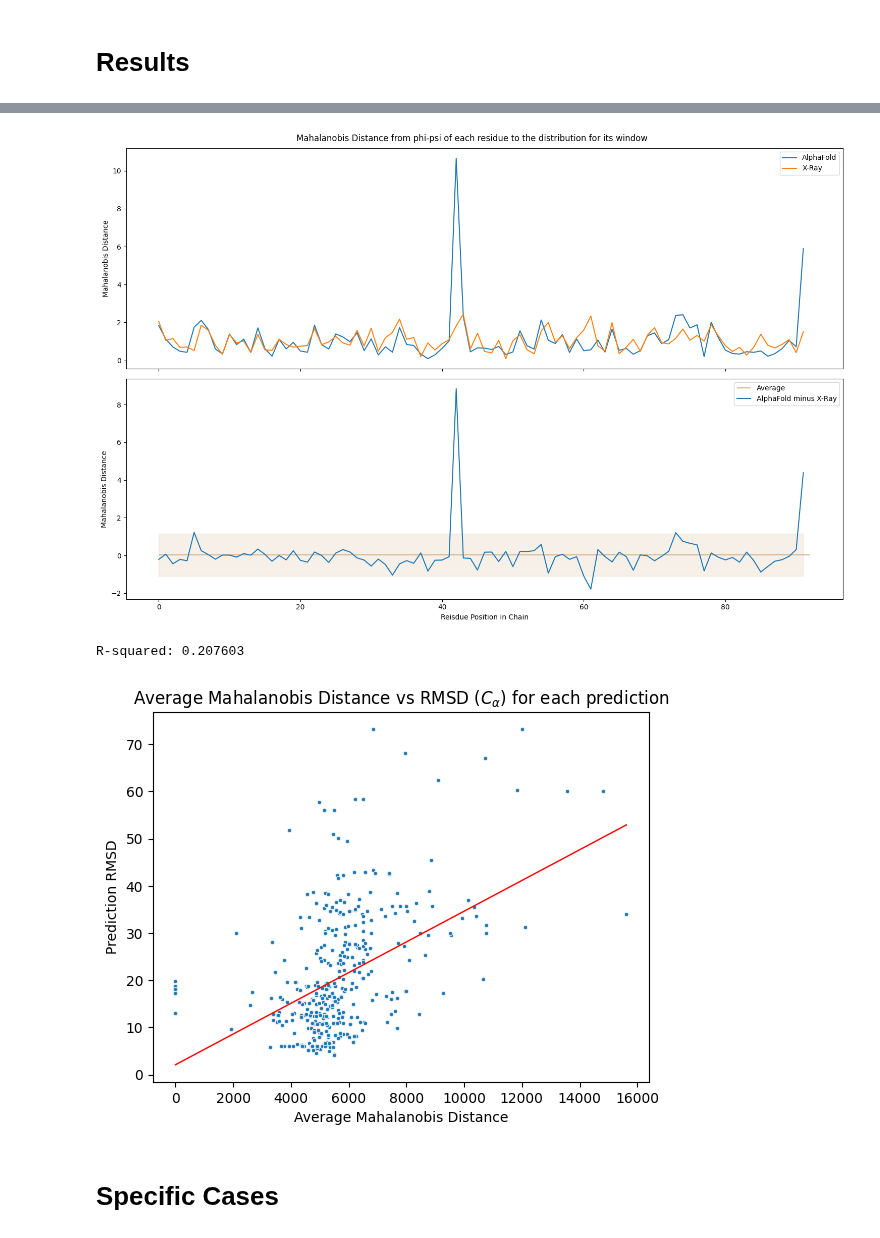
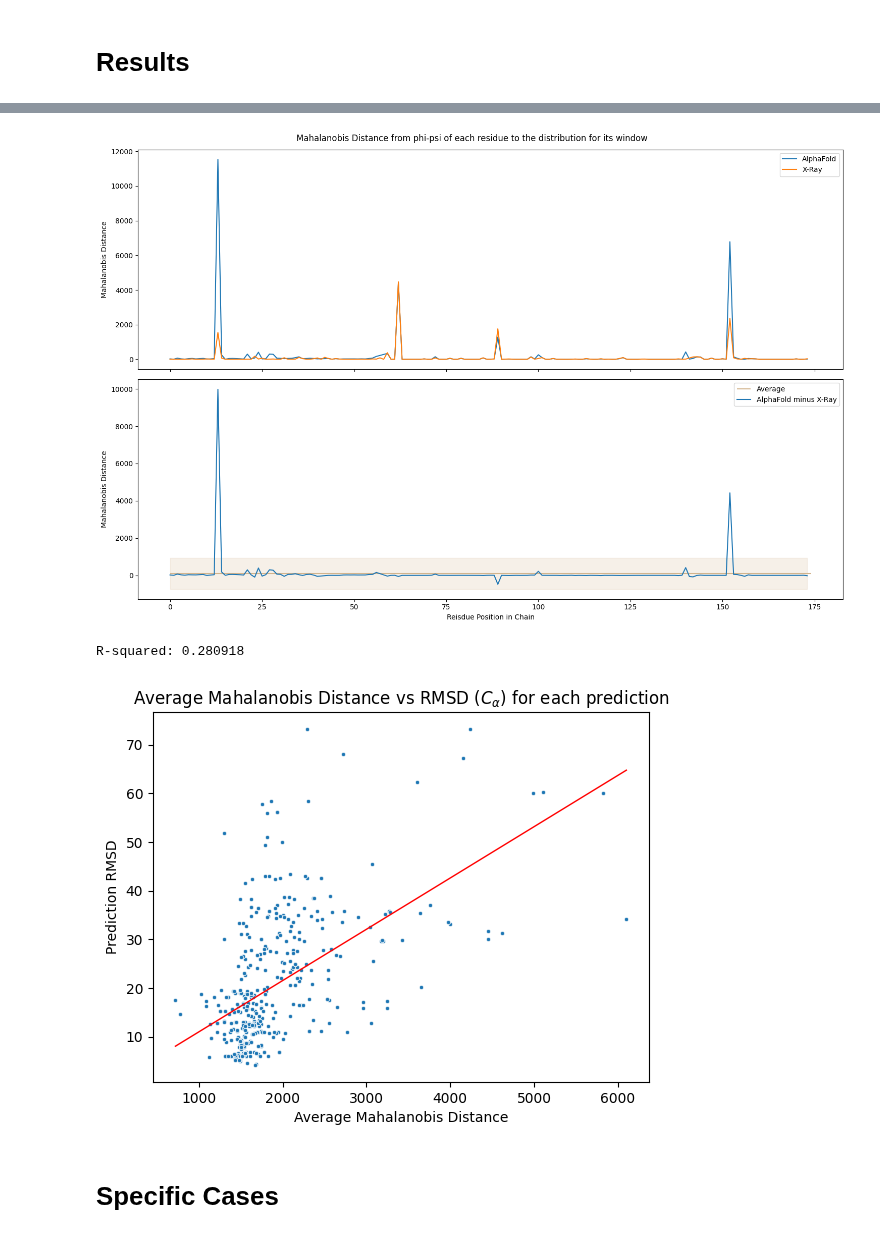
Before and after one commit to Musa-Azeem/protein-dihedral-visualization, a Jupyter notebook: multi-window.ipynb, the cells around one changed output, grey strips where cells are left out. Cells and saved outputs as stored; diff of their text form; code cells hidden in the pictures.

```diff
--- a/multi-window.ipynb
+++ b/multi-window.ipynb
@@ -376,0 +402,10 @@ Max: P(-67.68802228412257, -41.61559888579387)=0.012911663845876605
+# %%
+seq = overlapping_seqs[0]
+inner_seq = get_subseq(seq)
+phi_psi_dist = phi_psi_mined.loc[phi_psi_mined.seq == inner_seq][['phi','psi']].copy()
+phi_psi_ctxt_dist = phi_psi_mined_ctxt.loc[phi_psi_mined_ctxt.seq == seq][['phi','psi']].copy()
+phi_psi_dist, phi_psi_dist_c, most_likely = find_phi_psi_c(phi_psi_dist, phi_psi_ctxt_dist, eps, bw_method, kdews)
+
+fig, ax = plt.subplots(figsize=(7,7))
+sns.scatterplot(data=phi_psi_dist, x='phi', y='psi', hue='cluster', palette='tab10')
+ax.scatter(most_likely.phi, most_likely.psi, marker='x', color='r')
@@ -609,54 +584,56 @@ Name: protein_id, Length: 124489, dtype: object
 # %%
 # Plot xray vs prediction md for each residue of one prediction
 def filter(df):
-    return df[df.md > df.md.quantile(.9)]
+    # return df[df.md > df.md.quantile(.9)]
+    return df
 
 def plot_res_vs_md(pred_id, pred_name=None, highlight_res=None):
     pred_name = pred_name or pred_id
     phi_psi_predictions['Source'] = 'CASP Prediction'
     phi_psi_predictions.loc[phi_psi_predictions.protein_id == pred_id, 'Source'] = pred_name
     alpha = phi_psi_predictions.loc[phi_psi_predictions.protein_id == pred_id]
-    global xray_phi_psi
     xray_phi_psi['Source'] = 'X-Ray'
-    alpha = alpha[alpha.md < alpha.md.quantile(.9)]
-    xray_phi_psi = xray_phi_psi[xray_phi_psi.md < xray_phi_psi.md.quantile(.9)]
+    # alpha = alpha[alpha.md < alpha.md.quantile(.9)]
+    # xray_phi_psi[xray_phi_psi.md < xray_phi_psi.md.quantile(.9)]
     both = pd.merge(alpha, xray_phi_psi, how='inner', on=['seq','seq'], suffixes=('_alpha','_xray'))
     both['md_diff'] = both['md_alpha'] - both['md_xray']
     fig, axes = plt.subplots(2, figsize=(15,10), sharex=True)
     sns.lineplot(data=both.reset_index(), x='index', y='md_alpha', ax=axes[0], label=pred_name)
     sns.lineplot(data=both.reset_index(), x='index', y='md_xray', ax=axes[0], label='X-Ray')
     axes[0].set_ylabel('Mahalanobis Distance')
     axes[1].hlines(both['md_diff'].mean(), xmin=0, xmax=len(both), color='tan', label='Average')
     axes[1].fill_between(x=both.index, y1=both['md_diff'].mean() + both['md_diff'].std(), y2=both['md_diff'].mean() - both['md_diff'].std(), color='tan', alpha=0.2)
     sns.lineplot(data=both.reset_index(), x='index', y='md_diff', ax=axes[1], label=f'{pred_name} minus X-Ray')
     axes[1].set_ylabel('Mahalanobis Distance')
     axes[1].set_xlabel('Reisdue Position in Chain')
     fig.suptitle('Mahalanobis Distance from phi-psi of each residue to the distribution for its window')
     plt.tight_layout()
 
     if highlight_res:
         for ax in axes:
             ax.axvspan(highlight_res[0], highlight_res[1], color='red', alpha=0.2)
 
-plot_res_vs_md('T1030TS392_3', pred_name="AlphaFold")
+    return both
+
+protein_ids = phi_psi_predictions.protein_id.unique()
+both = plot_res_vs_md(protein_ids[2], pred_name="AlphaFold")
 # NOTE: for presentation, highlight area around res-300 to show this is where alphafold did bad
 # %% [output]
-[figure, old version]
+[figure, new version]
 # %%
 # Compare rmsd and mahalanobis distance
 import matplotlib.pyplot as plt
 from scipy.stats import linregress
 
 def filter_and_sum(series):
-    series = series[series < series.quantile(0.95)]
+    series = series[series < series.quantile(0.80)]
     return series.sum()
 
-def plot_md_vs_rmsd(rmsd_lim=np.inf, md_lim=np.inf):
-    results['Model'] = results['Model'].apply(lambda x: x.split('-')[0])
-    #group_maha = phi_psi_predictions.groupby(['protein_id'], as_index=False).sum(numeric_only=True)#.sort_values('mahalanobis_dist').set_index('protein_id').dropna()
+def plot_md_vs_rmsd(rmsd_lim=np.inf, md_lim_low=0, md_lim=np.inf):
     group_maha = phi_psi_predictions.groupby('protein_id', as_index=False).agg({'md': filter_and_sum})
     group_maha = group_maha.merge(results[['Model', 'RMS_CA']], left_on='protein_id', right_on='Model', how='inner')
-    group_maha = group_maha[(group_maha.RMS_CA < rmsd_lim) * (group_maha.md < md_lim)].dropna()
+    group_maha = group_maha[(group_maha.RMS_CA < rmsd_lim) & (group_maha.md > md_lim_low) & (group_maha.md < md_lim)].dropna()
+
     fig, ax = plt.subplots()
     sns.scatterplot(data=group_maha, x='md', y='RMS_CA', ax=ax, marker='.', legend=False)
     sns.regplot(data=group_maha, x='md', y='RMS_CA', ax=ax, ci=False, scatter=False, color='red', line_kws={'lw':1}, label='Regression Line')
@@ -669,7 +646,7 @@ plot_md_vs_rmsd()
 # ax.set_xlim((0.8,1.4))
 # ax.set_ylim((0,6))
 # %% [output]
-R-squared: 0.207603
+R-squared: 0.280918
-[figure, old version]
+[figure, new version]
 # %% [markdown]
 # Specific Cases
```
Also changed, not shown: parts of 13 cells of this notebook, 2 other files.
